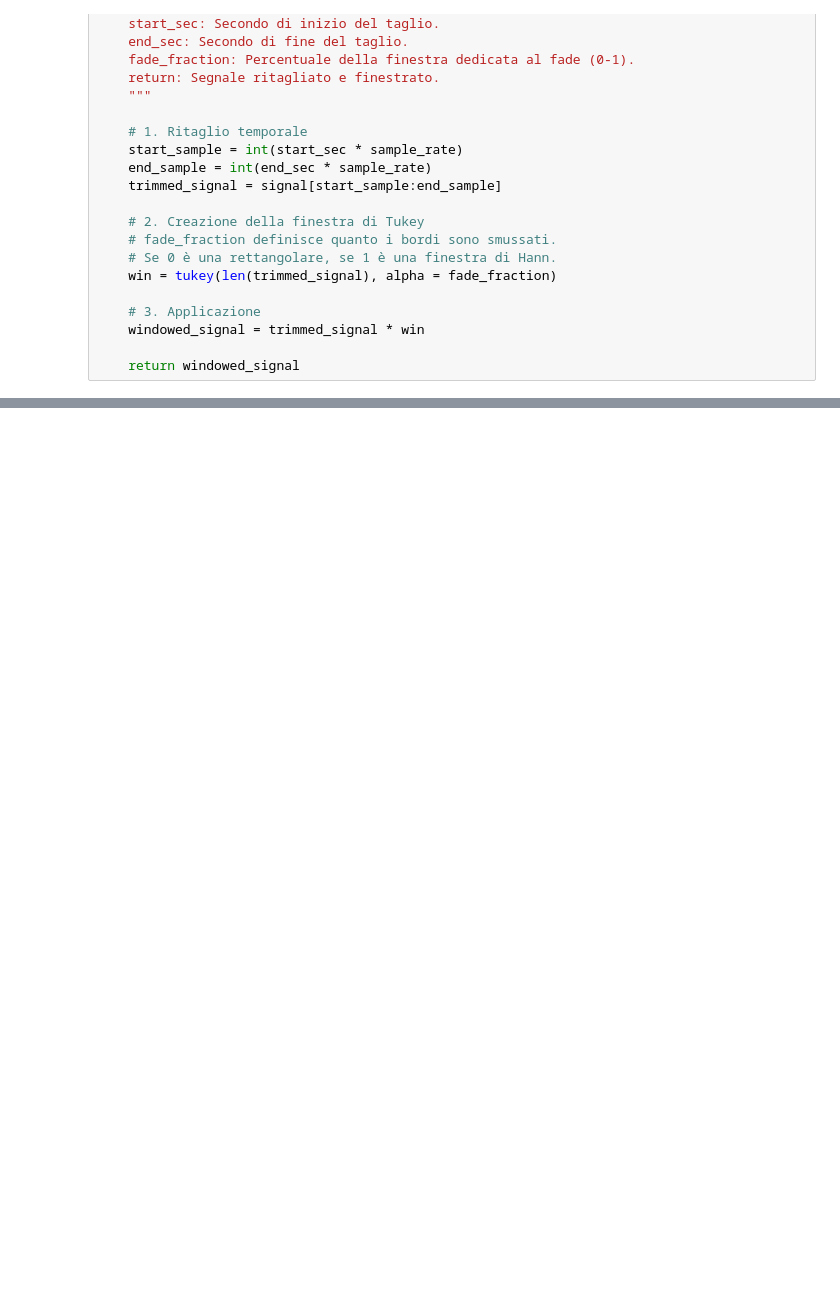
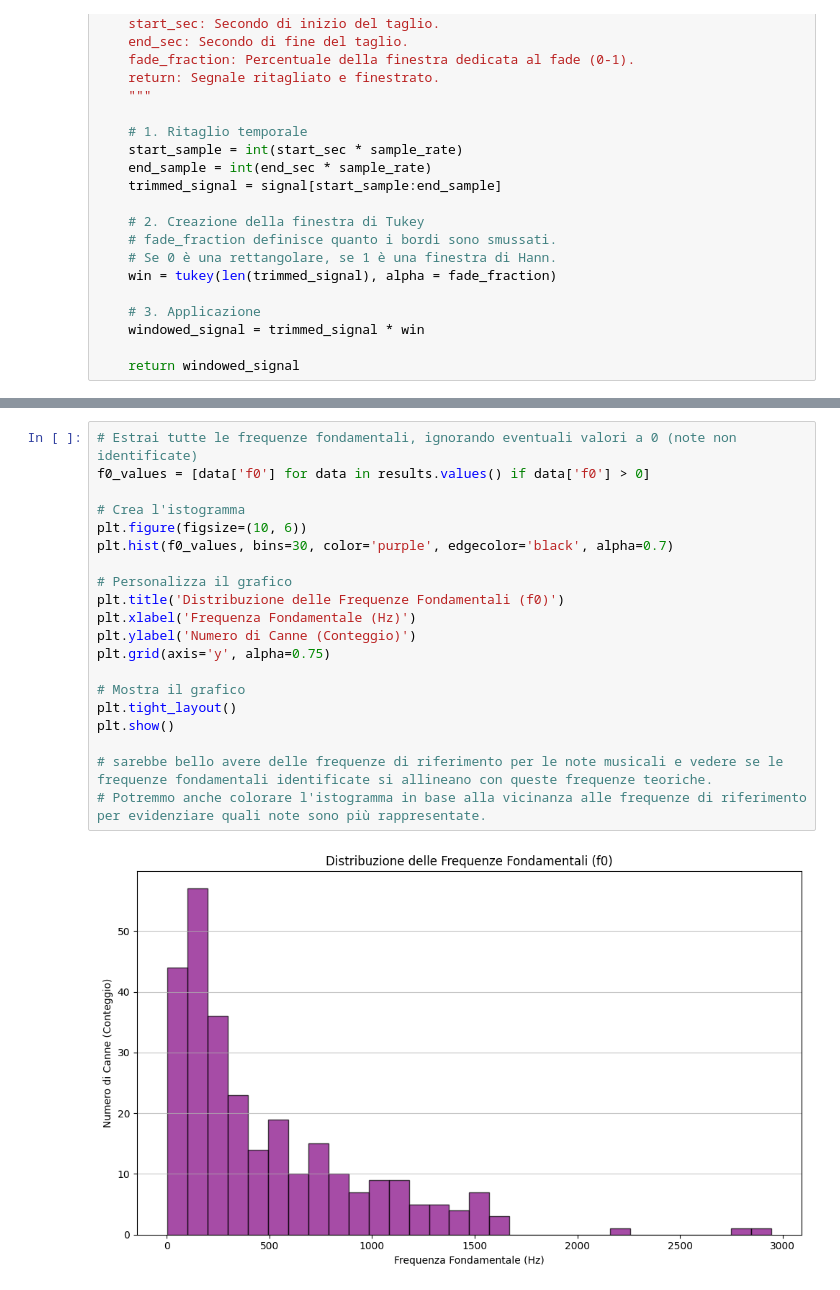
Before and after one commit to FrancescooParis/Machine-Learning-in-Acoustics, a Jupyter notebook: read_data.ipynb, the cells around one changed output, grey strips where cells are left out. Saved outputs shown, nothing was run; the diff lists cells and outputs as text; blank space fills up the shorter version.

```diff
--- a/read_data.ipynb
+++ b/read_data.ipynb
@@ -266,0 +214,22 @@ print(results_df)
+# %%
+# Estrai tutte le frequenze fondamentali, ignorando eventuali valori a 0 (note non identificate)
+f0_values = [data['f0'] for data in results.values() if data['f0'] > 0]
+
+# Crea l'istogramma
+plt.figure(figsize=(10, 6))
+plt.hist(f0_values, bins=30, color='purple', edgecolor='black', alpha=0.7)
+
+# Personalizza il grafico
+plt.title('Distribuzione delle Frequenze Fondamentali (f0)')
+plt.xlabel('Frequenza Fondamentale (Hz)')
+plt.ylabel('Numero di Canne (Conteggio)')
+plt.grid(axis='y', alpha=0.75)
+
+# Mostra il grafico
+plt.tight_layout()
+plt.show()
+
+# sarebbe bello avere delle frequenze di riferimento per le note musicali e vedere se le frequenze fondamentali identificate si allineano con queste frequenze teoriche.
+# Potremmo anche colorare l'istogramma in base alla vicinanza alle frequenze di riferimento per evidenziare quali note sono più rappresentate.
+# %% [output]
+[figure, added]
```
Also changed, not shown: parts of 14 cells of this notebook.
